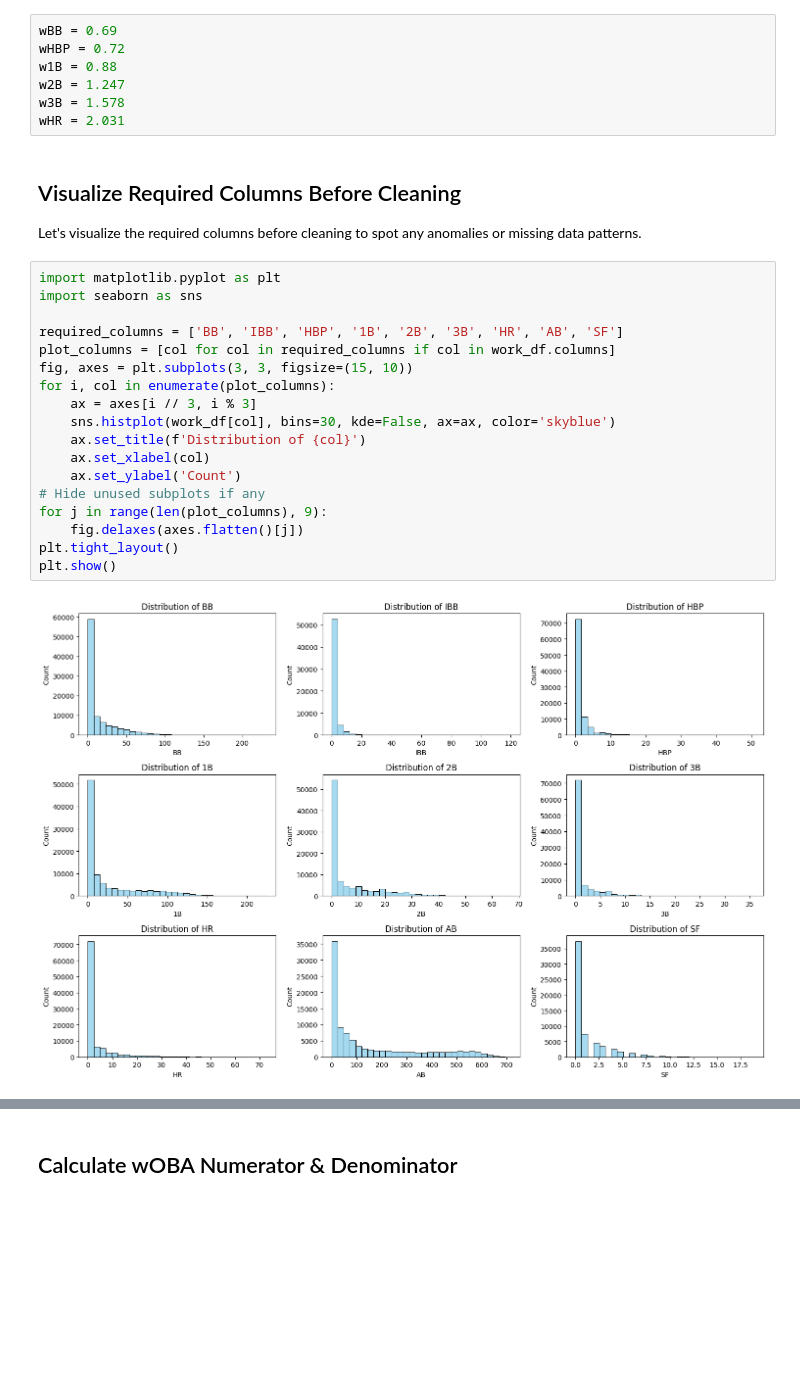
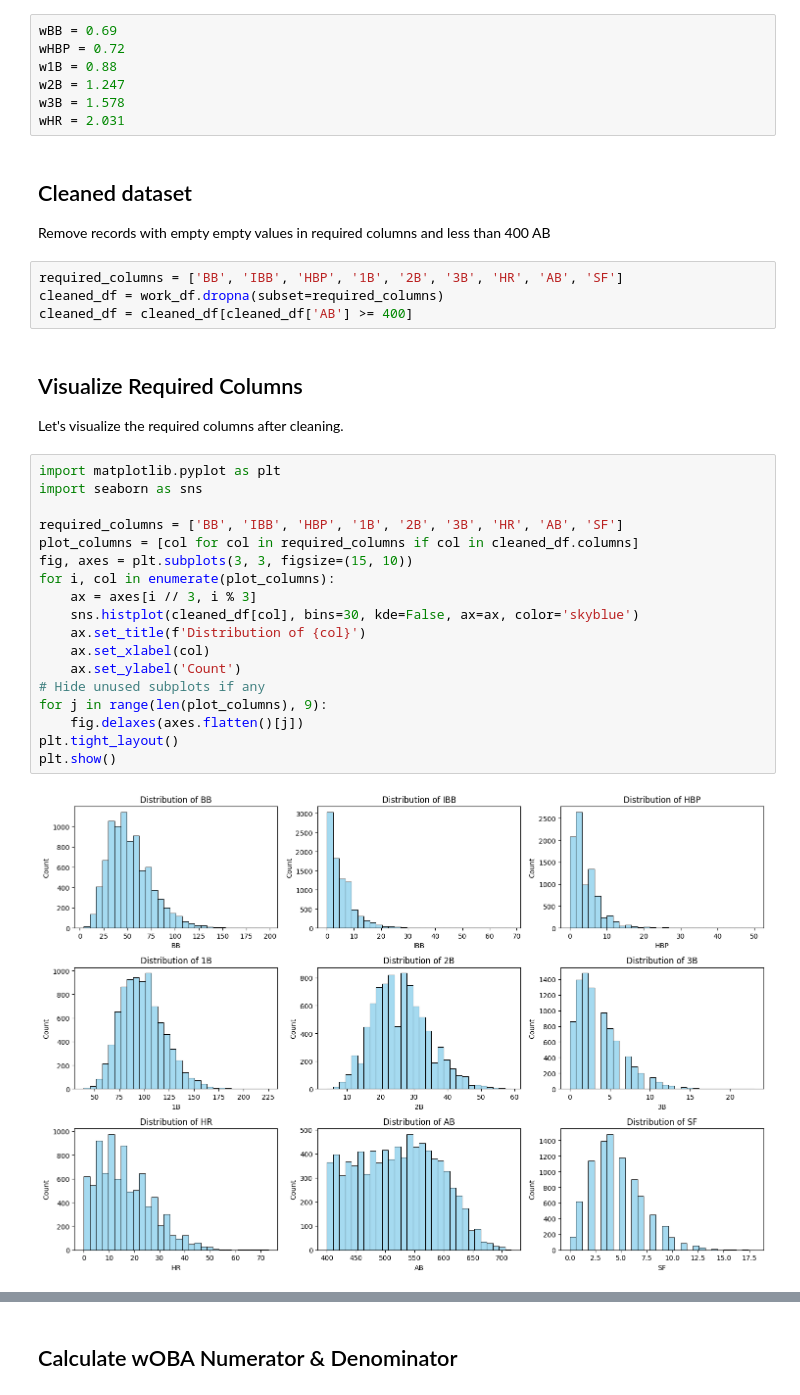
Before and after one commit to CreepySunny/HIT-Assistant, a Jupyter notebook: Batting.ipynb, the cells around one changed output, grey strips where cells are left out. Drawn from its saved outputs; the diff is of its cells as text; blank space fills up the shorter version.

```diff
--- a/Batting.ipynb
+++ b/Batting.ipynb
@@ -57,27 +57,35 @@ w1B = 0.88
 w2B = 1.247
 w3B = 1.578
 wHR = 2.031
+# %% [markdown]
+## Cleaned dataset
+
+Remove records with empty empty values in required columns and less than 400 AB
+# %%
+required_columns = ['BB', 'IBB', 'HBP', '1B', '2B', '3B', 'HR', 'AB', 'SF']
+cleaned_df = work_df.dropna(subset=required_columns)
+cleaned_df = cleaned_df[cleaned_df['AB'] >= 400]
 # %% [markdown]
-## Visualize Required Columns Before Cleaning
+## Visualize Required Columns
 
-Let's visualize the required columns before cleaning to spot any anomalies or missing data patterns.
+Let's visualize the required columns after cleaning.
 # %%
 import matplotlib.pyplot as plt
 import seaborn as sns
 
 required_columns = ['BB', 'IBB', 'HBP', '1B', '2B', '3B', 'HR', 'AB', 'SF']
-plot_columns = [col for col in required_columns if col in work_df.columns]
+plot_columns = [col for col in required_columns if col in cleaned_df.columns]
 fig, axes = plt.subplots(3, 3, figsize=(15, 10))
 for i, col in enumerate(plot_columns):
     ax = axes[i // 3, i % 3]
-    sns.histplot(work_df[col], bins=30, kde=False, ax=ax, color='skyblue')
+    sns.histplot(cleaned_df[col], bins=30, kde=False, ax=ax, color='skyblue')
     ax.set_title(f'Distribution of {col}')
     ax.set_xlabel(col)
     ax.set_ylabel('Count')
 # Hide unused subplots if any
 for j in range(len(plot_columns), 9):
     fig.delaxes(axes.flatten()[j])
 plt.tight_layout()
 plt.show()
 # %% [output]
-[figure, old version]
+[figure, new version]
```
Also changed, not shown: parts of 15 cells of this notebook.
